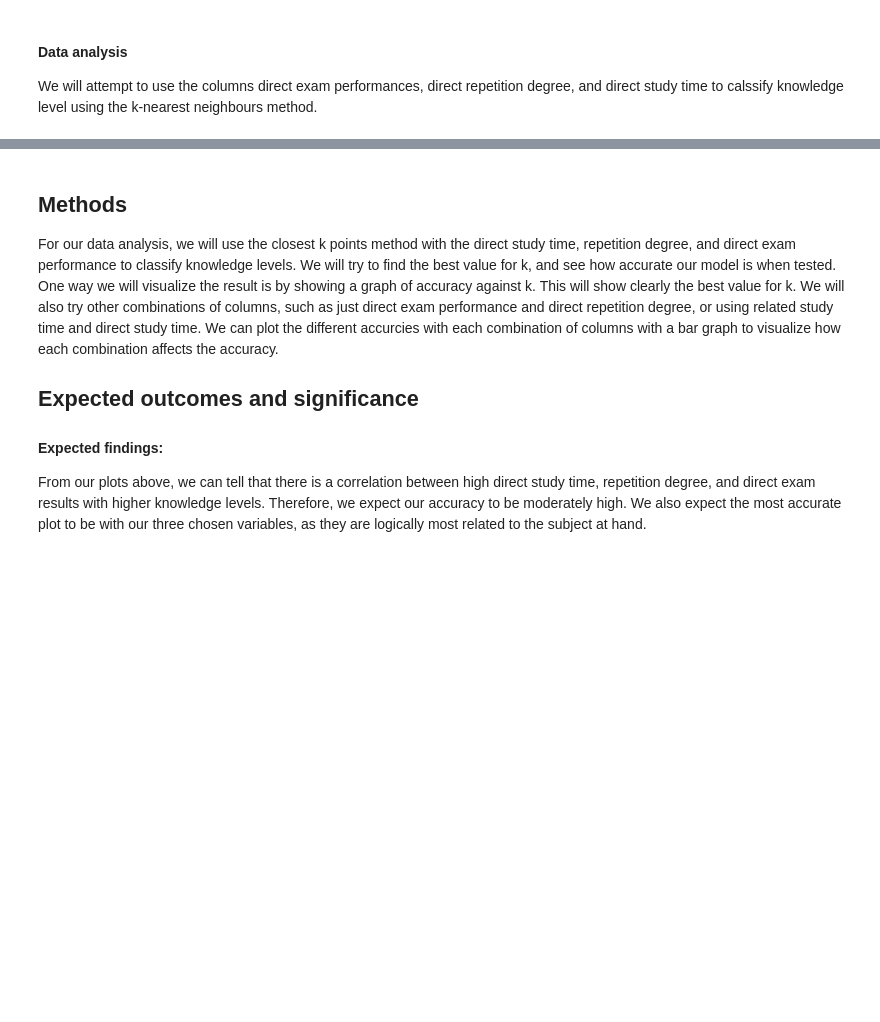
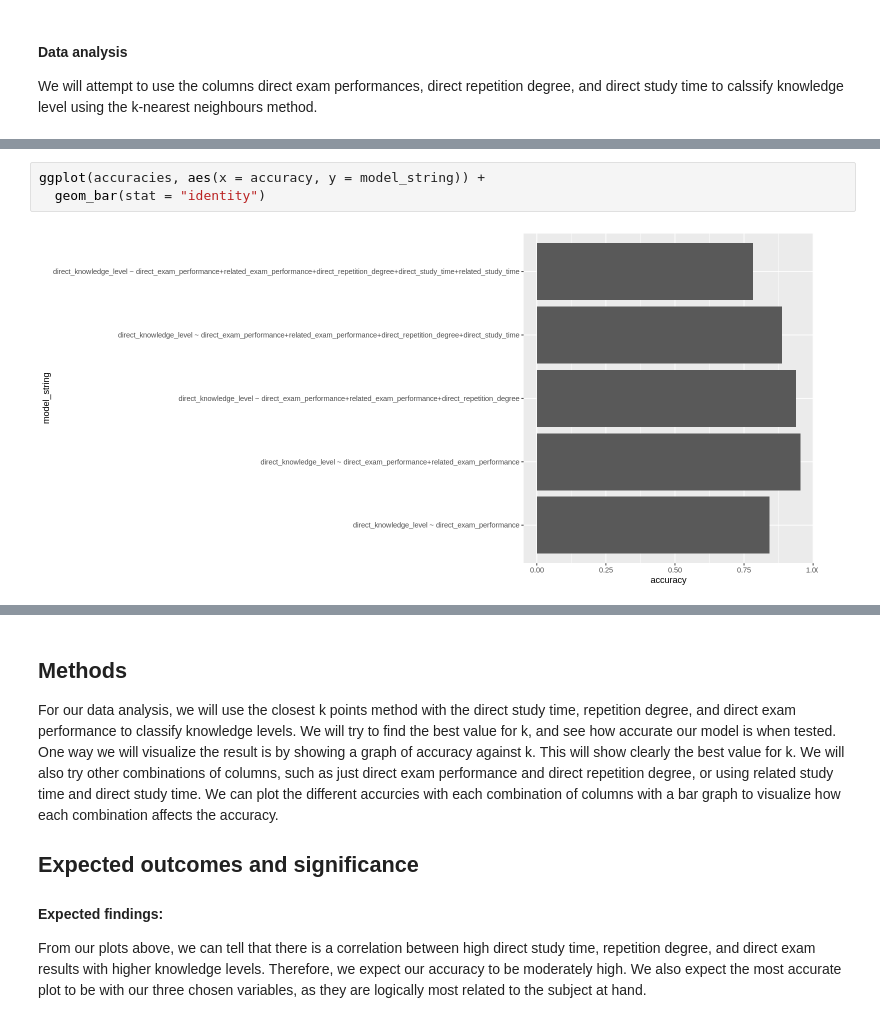
Before and after one commit to genhoang/dsci-100-group-151, a Jupyter notebook: final_report.ipynb, the cells around one changed output, grey strips where cells are left out. Drawn from its saved outputs; the diff is of its cells as text; blank space fills up the shorter version.

```diff
--- a/final_report.ipynb
+++ b/final_report.ipynb
@@ -246,0 +468,5 @@ knn_spec <- nearest_neighbor(weight_func = "rectangular", neighbors = 7) |>
+# %%
+ggplot(accuracies, aes(x = accuracy, y = model_string)) +
+  geom_bar(stat = "identity")
+# %% [output]
+[figure, added]
```
Also changed, not shown: parts of 21 cells of this notebook.
